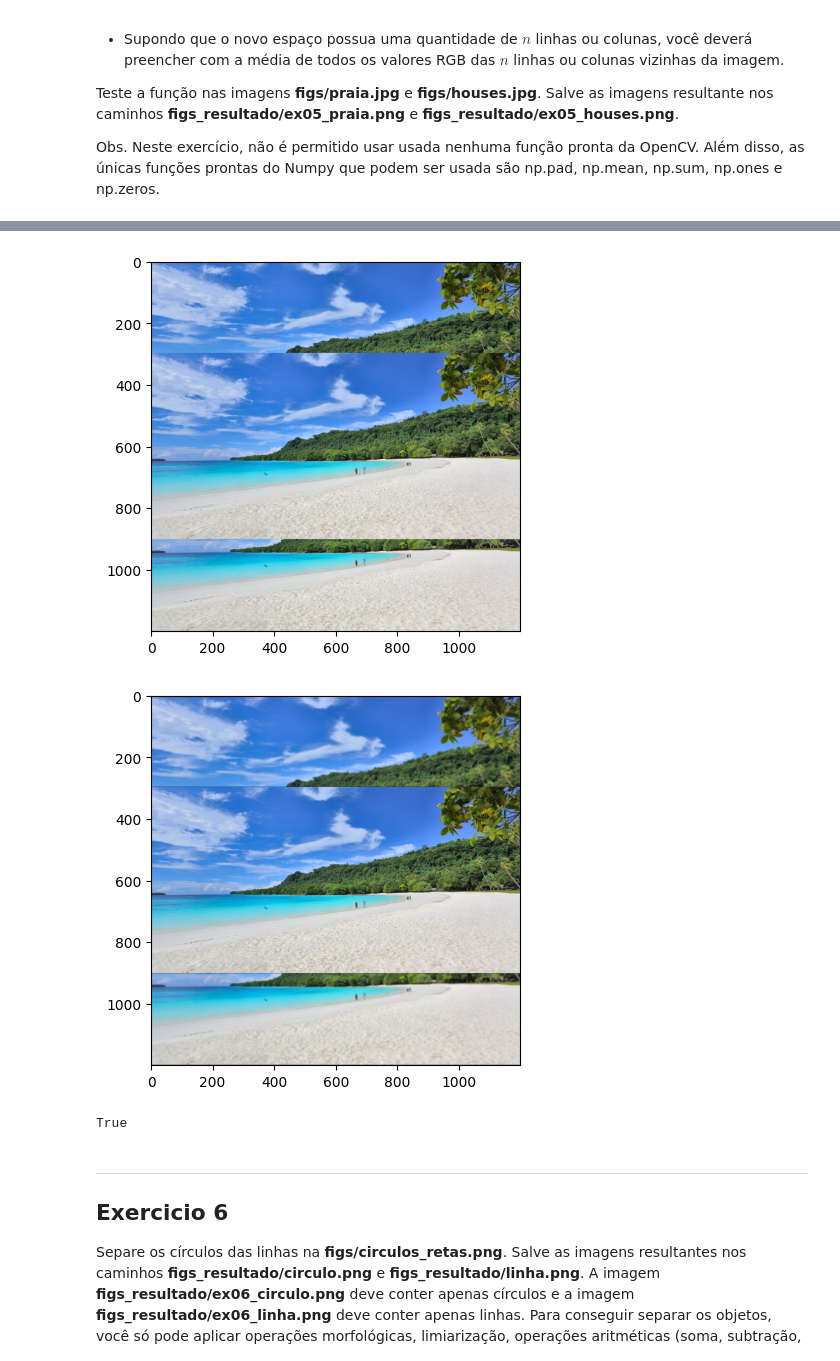
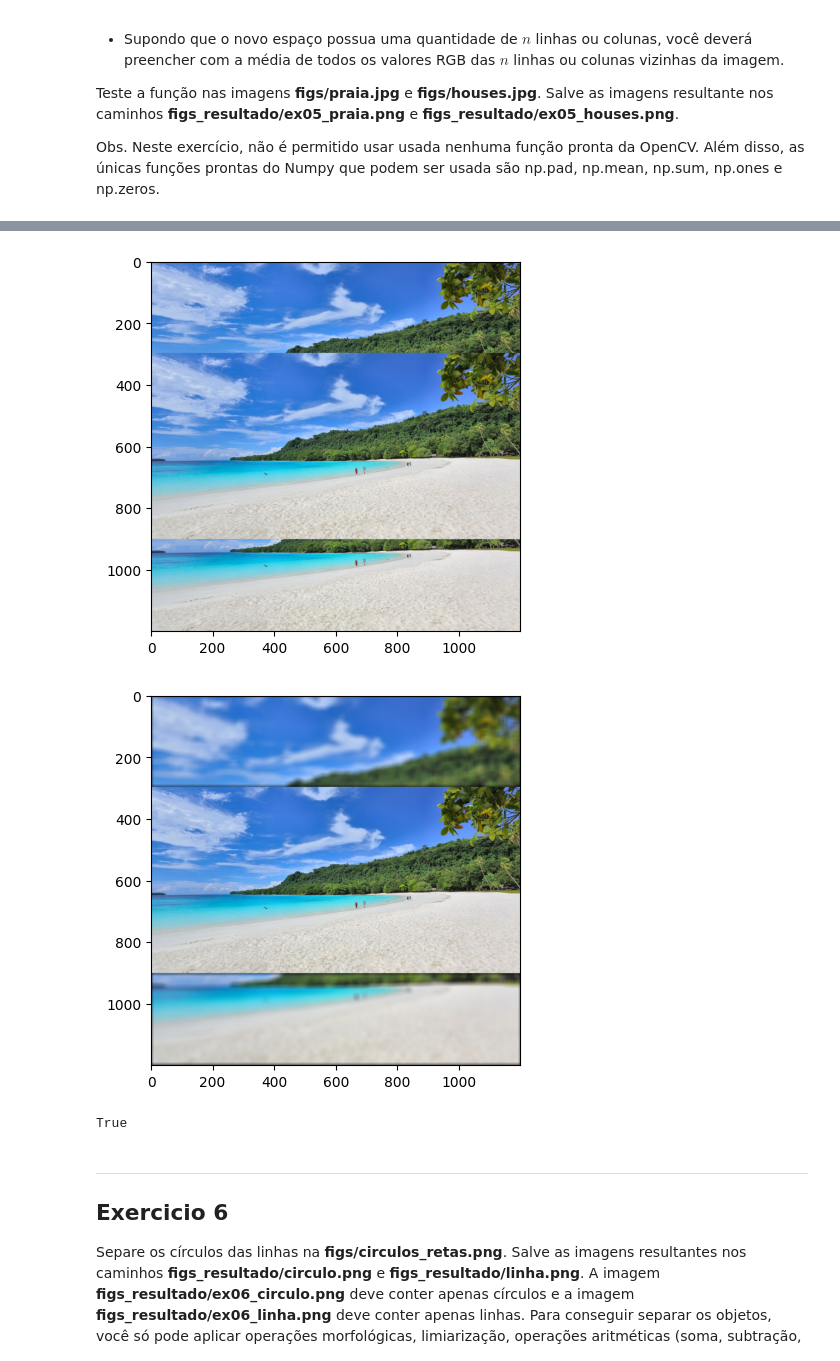
Before and after one commit to conradosetti/AC2processamento-imagens, a Jupyter notebook: 2024S1_PDI_AC2.ipynb, the cells around one changed output, grey strips where cells are left out. Drawn from its saved outputs; the diff is of its cells as text; code cells hidden in the pictures.

```diff
--- a/2024S1_PDI_AC2.ipynb
+++ b/2024S1_PDI_AC2.ipynb
@@ -453,9 +453,9 @@ def transformaEmQuadrado(imagem):
         plt.imshow(fundo)
         plt.show()
 
-        fundo[:, 0:espacoInicical.shape[1], :] = aplicarFiltroDeMedia(espacoInicical, 5)
+        fundo[:, 0:espacoInicical.shape[1], :] = aplicarFiltroDeMedia(espacoInicical, 10)
         fundo[:, espacoInicical.shape[1]:fundo.shape[1] - espacoFinal.shape[1], : ] = imagem
-        fundo[:, fundo.shape[1] - espacoFinal.shape[1]:fundo.shape[1], :] = aplicarFiltroDeMedia(espacoFinal, 5)
+        fundo[:, fundo.shape[1] - espacoFinal.shape[1]:fundo.shape[1], :] = aplicarFiltroDeMedia(espacoFinal, 10)
         plt.imshow(fundo)
         plt.show()
 
@@ -473,9 +473,9 @@ def transformaEmQuadrado(imagem):
         plt.imshow(fundo)
         plt.show()
 
-        fundo[0:espacoInicical.shape[0], :, :] = aplicarFiltroDeMedia(espacoInicical, 5)
+        fundo[0:espacoInicical.shape[0], :, :] = aplicarFiltroDeMedia(espacoInicical, 18)
         fundo[espacoInicical.shape[0]:fundo.shape[0]-espacoFinal.shape[0], : , : ] = imagem
-        fundo[fundo.shape[0]-espacoFinal.shape[0]:fundo.shape[0], :, :] = aplicarFiltroDeMedia(espacoFinal, 5)
+        fundo[fundo.shape[0]-espacoFinal.shape[0]:fundo.shape[0], :, :] = aplicarFiltroDeMedia(espacoFinal, 18)
         plt.imshow(fundo)
         plt.show()
 
@@ -502,5 +502,5 @@ cv2.imwrite(pathRes + 'ex05_praia.png', cv2.cvtColor(praiaQuadrada, cv2.COLOR_RG
 [figure]
-[figure, old version]
+[figure, new version]
 True
 # %% [markdown]
 
```
Also changed, not shown: parts of 1 cell of this notebook, 2 other files.
